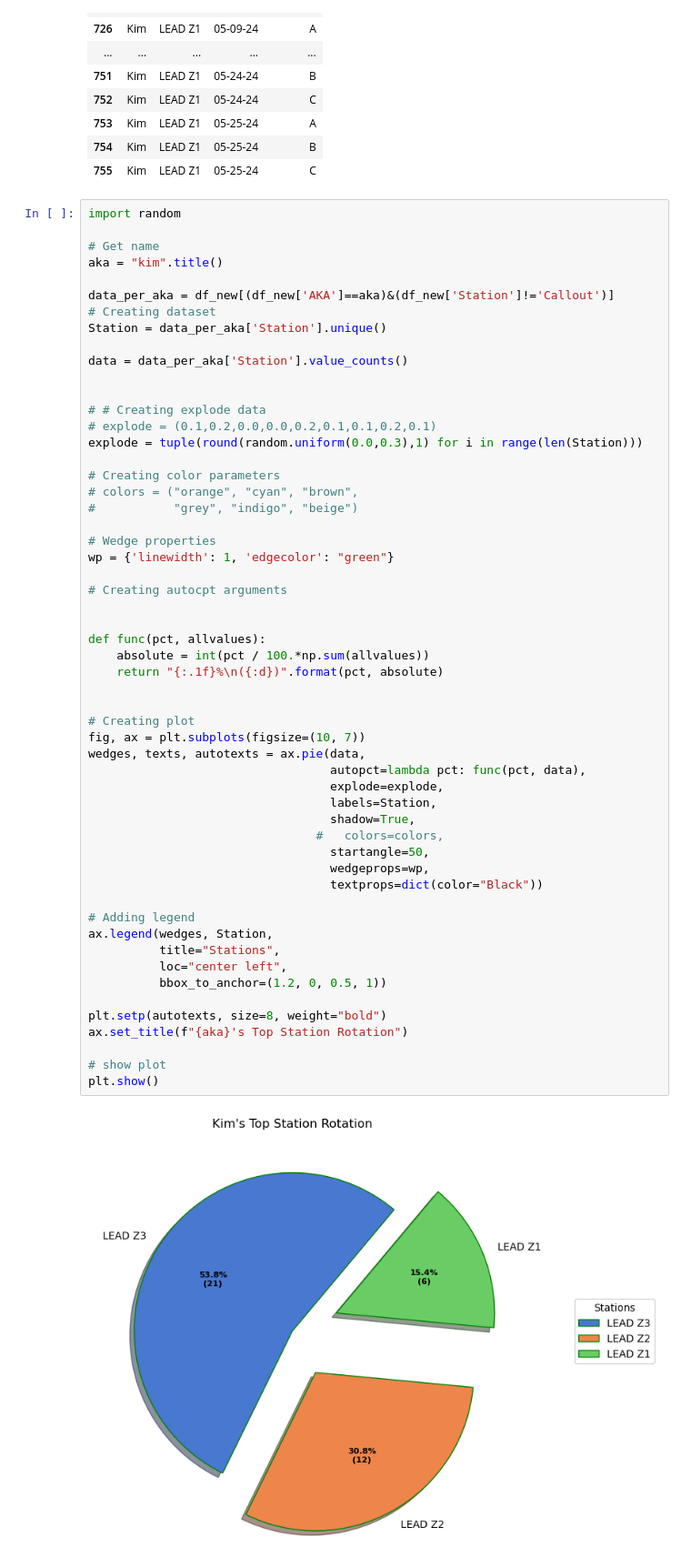
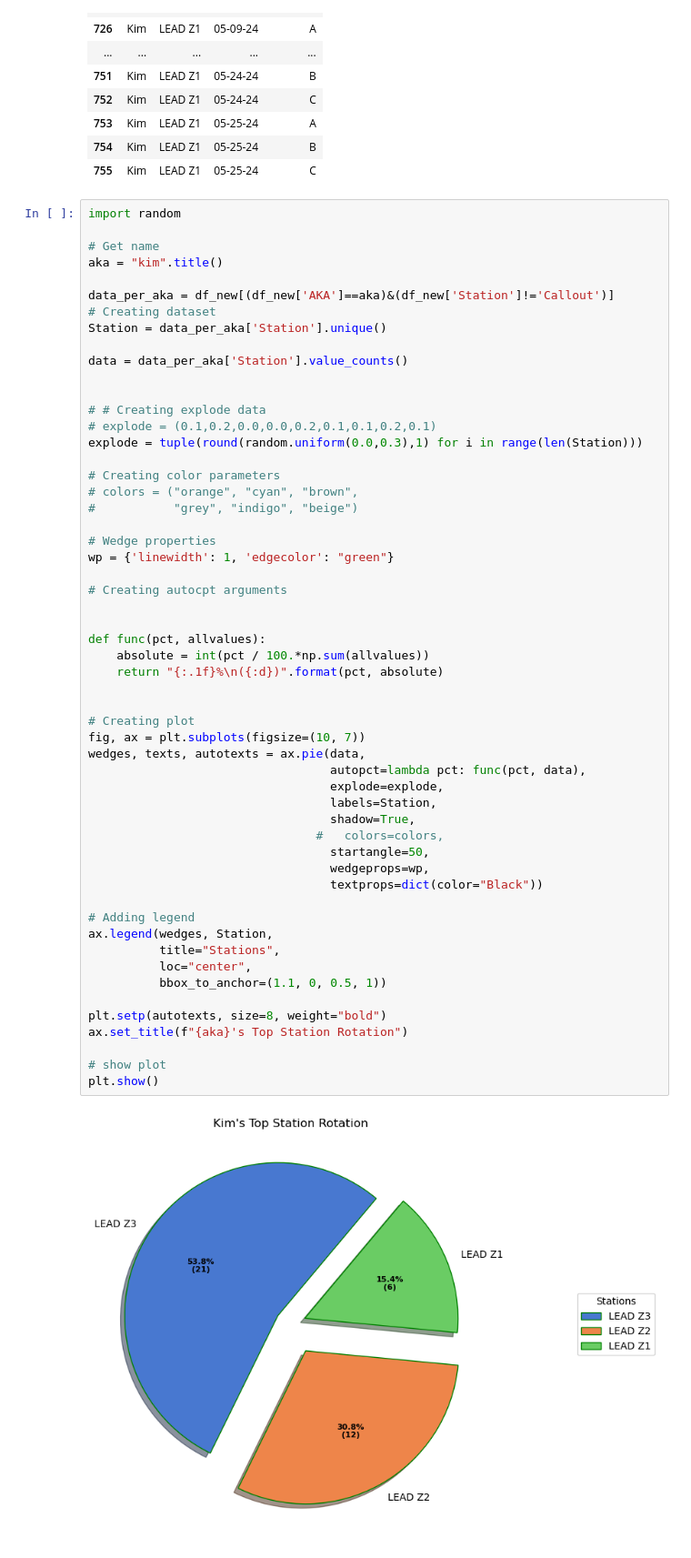
Before and after one commit to KDcodePy/PM2-LINEUP-DASHBOARD, a Jupyter notebook: dashboard.ipynb, the cells around one changed output. Shown at 91% size. Cells and saved outputs as stored; diff of their text form.

```diff
--- a/dashboard.ipynb
+++ b/dashboard.ipynb
@@ -281,33 +281,33 @@ wp = {'linewidth': 1, 'edgecolor': "green"}
 # Creating autocpt arguments
 
 
 def func(pct, allvalues):
     absolute = int(pct / 100.*np.sum(allvalues))
     return "{:.1f}%\n({:d})".format(pct, absolute)
 
 
 # Creating plot
 fig, ax = plt.subplots(figsize=(10, 7))
 wedges, texts, autotexts = ax.pie(data,
                                   autopct=lambda pct: func(pct, data),
                                   explode=explode,
                                   labels=Station,
                                   shadow=True,
                                 #   colors=colors,
                                   startangle=50,
                                   wedgeprops=wp,
                                   textprops=dict(color="Black"))
 
 # Adding legend
 ax.legend(wedges, Station,
           title="Stations",
-          loc="center left",
-          bbox_to_anchor=(1.2, 0, 0.5, 1))
+          loc="center",
+          bbox_to_anchor=(1.1, 0, 0.5, 1))
 
 plt.setp(autotexts, size=8, weight="bold")
 ax.set_title(f"{aka}'s Top Station Rotation")
 
 # show plot
 plt.show()
 # %% [output]
-[figure, old version]
+[figure, new version]
```
Also changed, not shown: parts of 3 cells of this notebook, 1 other file.
